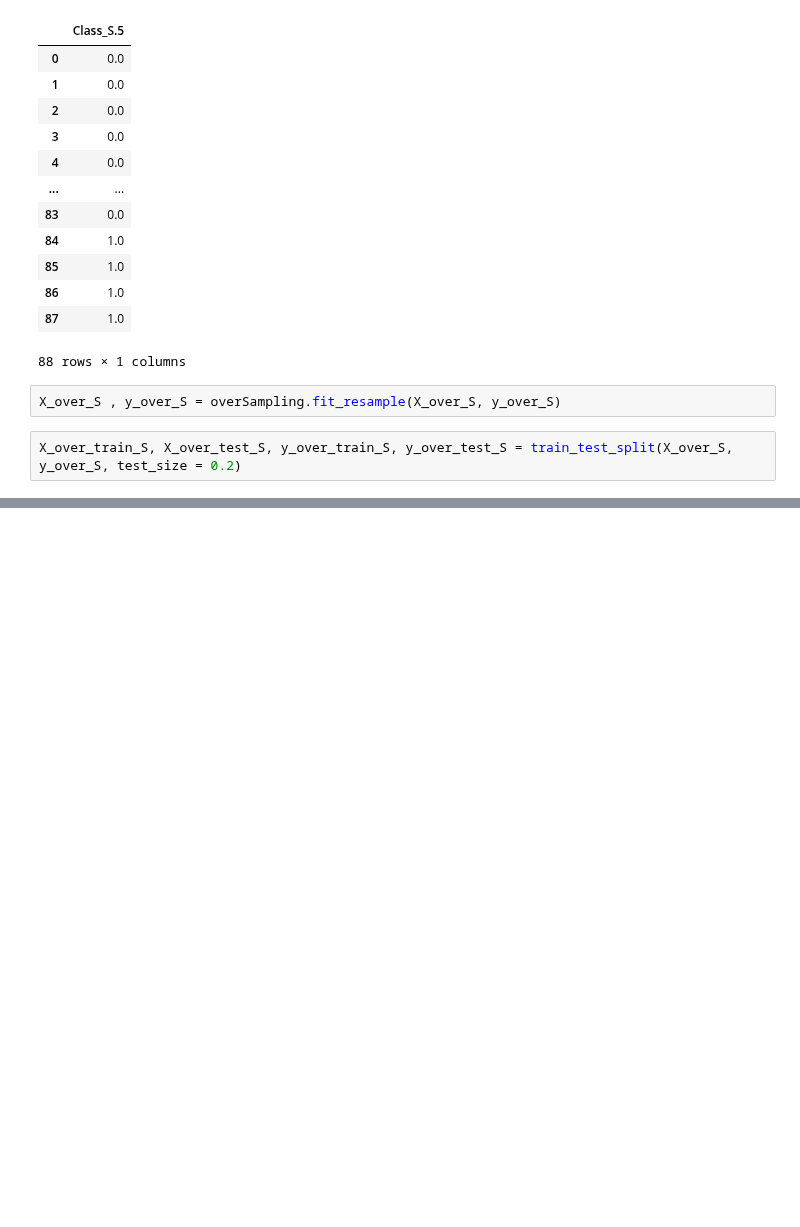
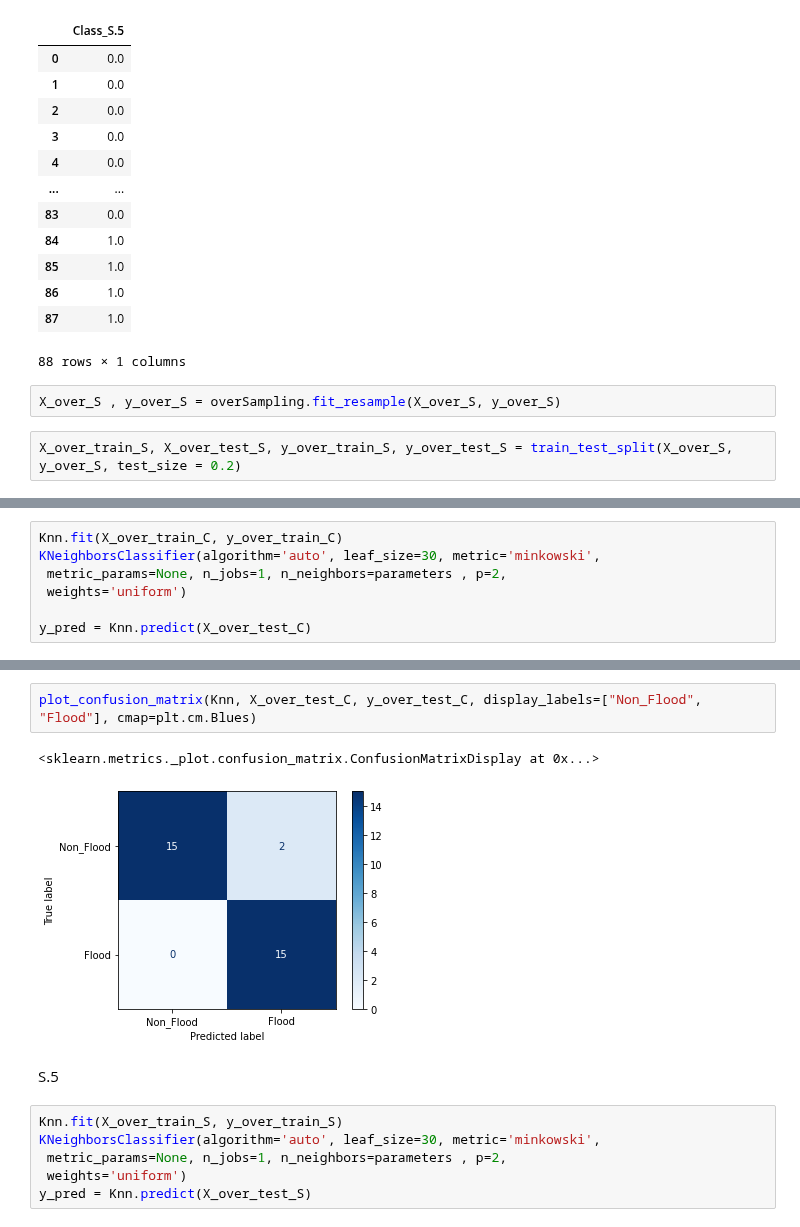
Before and after one commit to TermProject702/Flooding702, a Jupyter notebook: Model.ipynb, the cells around one changed output, grey strips where cells are left out. Saved outputs shown, nothing was run; the diff lists cells and outputs as text; blank space fills up the shorter version.

```diff
--- a/Model.ipynb
+++ b/Model.ipynb
@@ -499,0 +506,7 @@ X_over_train_S, X_over_test_S, y_over_train_S, y_over_test_S = train_test_split(
+# %%
+Knn.fit(X_over_train_C, y_over_train_C)
+KNeighborsClassifier(algorithm='auto', leaf_size=30, metric='minkowski',
+ metric_params=None, n_jobs=1, n_neighbors=parameters , p=2,
+ weights='uniform')
+
+y_pred = Knn.predict(X_over_test_C)
@@ -499,0 +524,13 @@ X_over_train_S, X_over_test_S, y_over_train_S, y_over_test_S = train_test_split(
+# %%
+plot_confusion_matrix(Knn, X_over_test_C, y_over_test_C, display_labels=["Non_Flood", "Flood"], cmap=plt.cm.Blues)
+# %% [output]
+<sklearn.metrics._plot.confusion_matrix.ConfusionMatrixDisplay at 0x...>
+[figure, added]
+# %% [markdown]
+S.5
+# %%
+Knn.fit(X_over_train_S, y_over_train_S)
+KNeighborsClassifier(algorithm='auto', leaf_size=30, metric='minkowski',
+ metric_params=None, n_jobs=1, n_neighbors=parameters , p=2,
+ weights='uniform')
+y_pred = Knn.predict(X_over_test_S)
```
Also changed, not shown: parts of 10 cells of this notebook.
